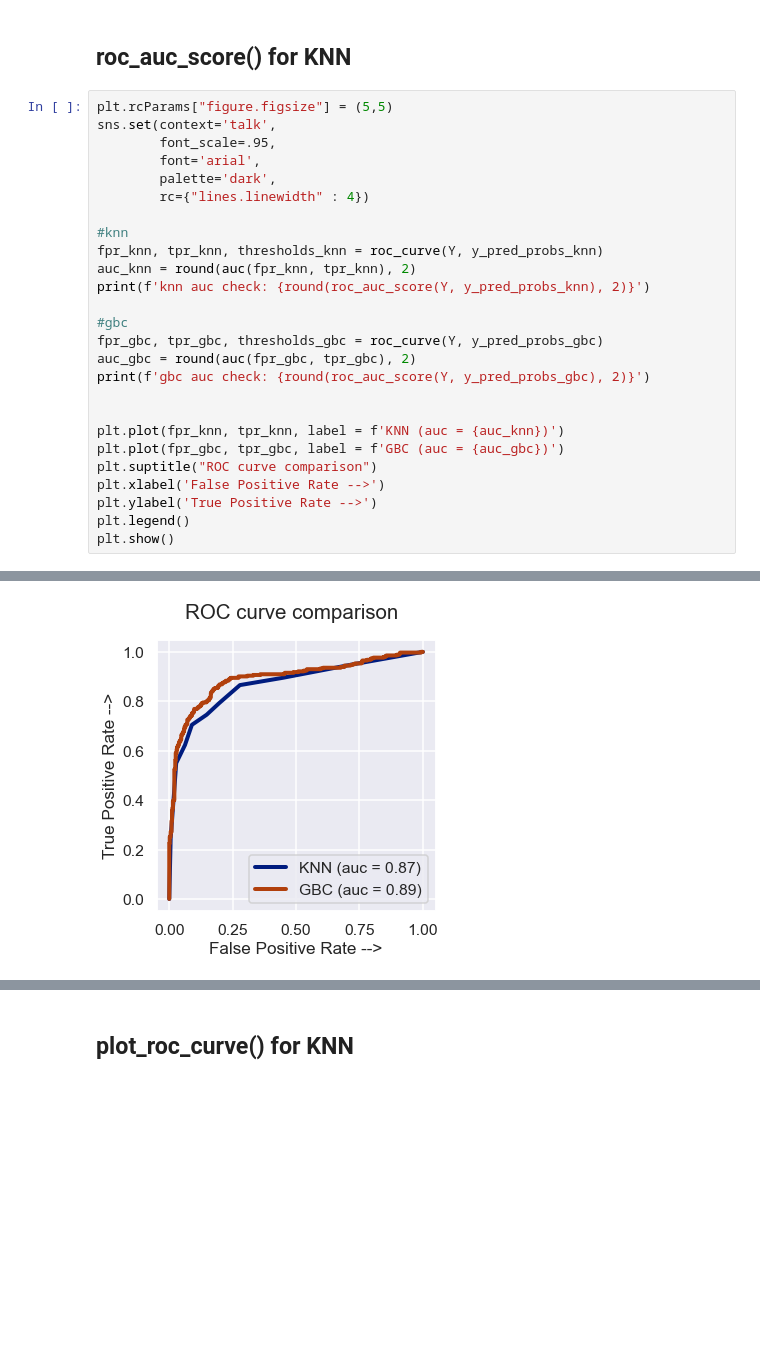
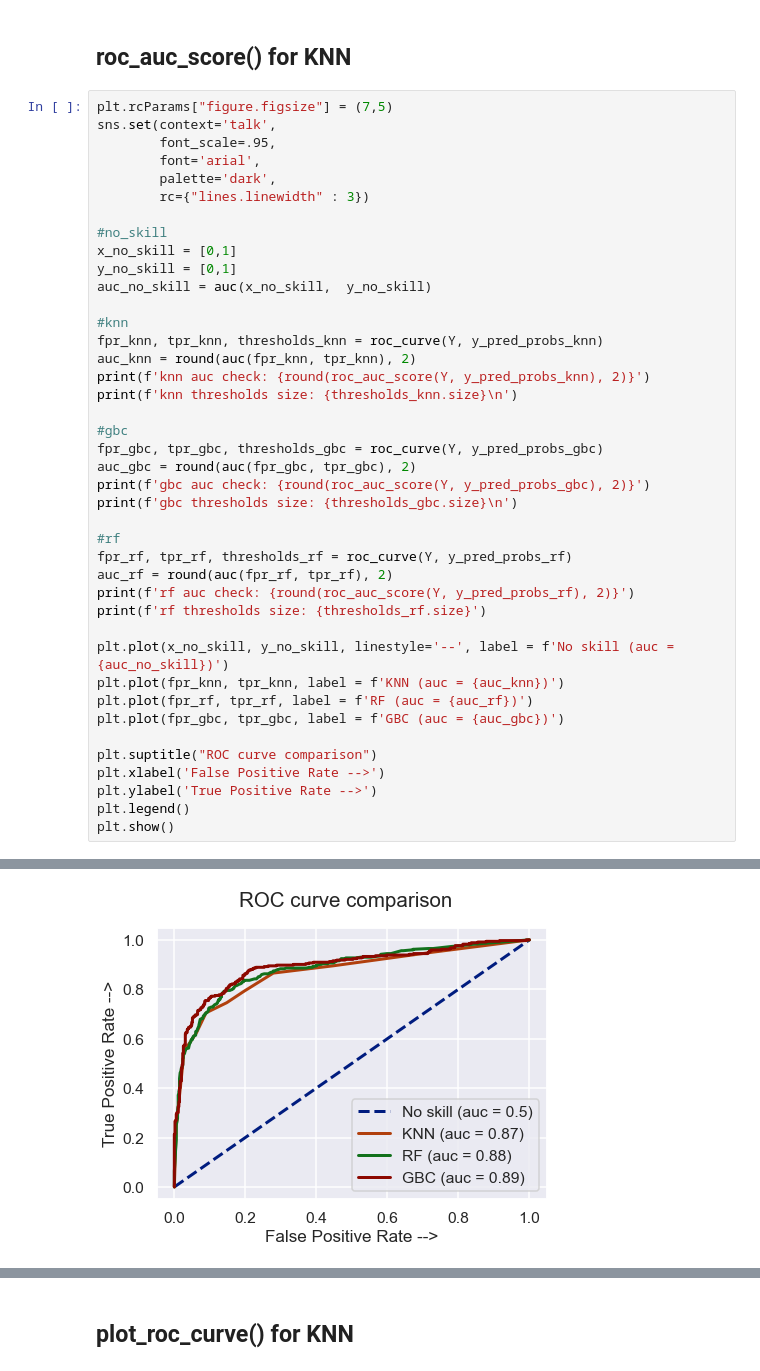
Before and after one commit to ggomp2885/Kaggle_Competitions, a Jupyter notebook: titanic_classification/training.ipynb, the cells around one changed output, grey strips where cells are left out. Drawn from its saved outputs; the diff is of its cells as text; blank space fills up the shorter version.

```diff
--- a/titanic_classification/training.ipynb
+++ b/titanic_classification/training.ipynb
@@ -217,26 +219,41 @@ specificity score of Cmatrix: 0.89
 # %% [markdown]
 ## roc_auc_score() for KNN
 # %%
-plt.rcParams["figure.figsize"] = (5,5)
+plt.rcParams["figure.figsize"] = (7,5)
 sns.set(context='talk',
         font_scale=.95,
         font='arial',
         palette='dark',
-        rc={"lines.linewidth" : 4})
+        rc={"lines.linewidth" : 3})
+
+#no_skill
+x_no_skill = [0,1]
+y_no_skill = [0,1]
+auc_no_skill = auc(x_no_skill,  y_no_skill)
 
 #knn
 fpr_knn, tpr_knn, thresholds_knn = roc_curve(Y, y_pred_probs_knn)
 auc_knn = round(auc(fpr_knn, tpr_knn), 2)
 print(f'knn auc check: {round(roc_auc_score(Y, y_pred_probs_knn), 2)}')
+print(f'knn thresholds size: {thresholds_knn.size}\n')
 
 #gbc
 fpr_gbc, tpr_gbc, thresholds_gbc = roc_curve(Y, y_pred_probs_gbc)
 auc_gbc = round(auc(fpr_gbc, tpr_gbc), 2)
 print(f'gbc auc check: {round(roc_auc_score(Y, y_pred_probs_gbc), 2)}')
+print(f'gbc thresholds size: {thresholds_gbc.size}\n')
 
+#rf
+fpr_rf, tpr_rf, thresholds_rf = roc_curve(Y, y_pred_probs_rf)
+auc_rf = round(auc(fpr_rf, tpr_rf), 2)
+print(f'rf auc check: {round(roc_auc_score(Y, y_pred_probs_rf), 2)}')
+print(f'rf thresholds size: {thresholds_rf.size}')
 
+plt.plot(x_no_skill, y_no_skill, linestyle='--', label = f'No skill (auc = {auc_no_skill})')
 plt.plot(fpr_knn, tpr_knn, label = f'KNN (auc = {auc_knn})')
+plt.plot(fpr_rf, tpr_rf, label = f'RF (auc = {auc_rf})')
 plt.plot(fpr_gbc, tpr_gbc, label = f'GBC (auc = {auc_gbc})')
+
 plt.suptitle("ROC curve comparison")
 plt.xlabel('False Positive Rate -->')
 plt.ylabel('True Positive Rate -->')
@@ -248 +271 @@ gbc auc check: 0.89
-[figure, old version]
+[figure, new version]
```
Also changed, not shown: parts of 14 cells of this notebook.
